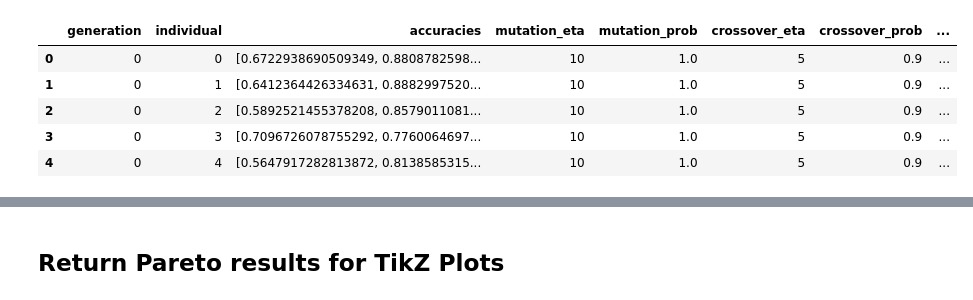
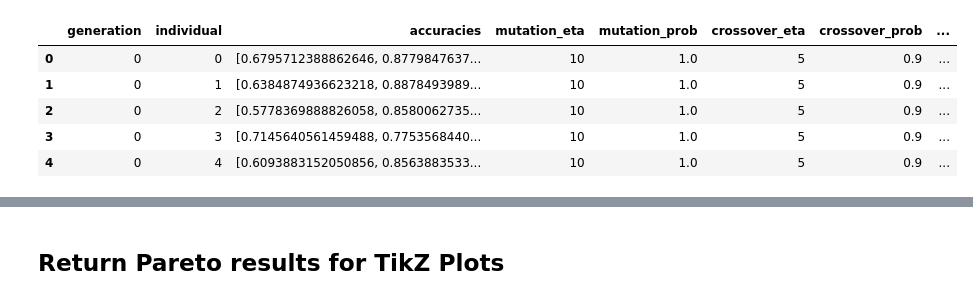
Before and after one commit to itiv-kit/dnn-model-exploration, a Jupyter notebook: evaluation_scripts/visualize_individuals.ipynb, the cells around one changed output, grey strips where cells are left out. Saved outputs shown, nothing was run; the diff lists cells and outputs as text; code cells hidden in the pictures.

```diff
--- a/evaluation_scripts/visualize_individuals.ipynb
+++ b/evaluation_scripts/visualize_individuals.ipynb
@@ -6,23 +6,23 @@ sys.path.append("../model_explorer/third_party/yolop_det_seg")
 
 from model_explorer.result_handling.collect_results import collect_results
 # %%
-WORKLOAD = 'unet'
+WORKLOAD = 'yolop'
 
 if WORKLOAD == 'unet':
     results = collect_results('/home/oq4116/projekte/ai-hardware-accelerators/mixed-precision-dnns/results/expl_energy_aware_quant_problem_unet_david_2023-03-30_20-29.pkl')
 if WORKLOAD == 'yolop':
     results = collect_results('/home/oq4116/projekte/ai-hardware-accelerators/mixed-precision-dnns/results/energy_aware_yolop/expl_energy_aware_quant_problem_yolop_bdd100k_2023-03-30_13-53.pkl')
 
 dfin = results.to_dataframe()
 
 dfin.head()
 # %% [output]
 |  | generation | individual | accuracies | mutation_eta | mutation_prob | crossover_eta | crossover_prob | ... |
-| 0 | 0 | 0 | [0.6722938690509349, 0.8808782598... | 10 | 1.0 | 5 | 0.9 | ... |
-| 1 | 0 | 1 | [0.6412364426334631, 0.8882997520... | 10 | 1.0 | 5 | 0.9 | ... |
-| 2 | 0 | 2 | [0.5892521455378208, 0.8579011081... | 10 | 1.0 | 5 | 0.9 | ... |
-| 3 | 0 | 3 | [0.7096726078755292, 0.7760064697... | 10 | 1.0 | 5 | 0.9 | ... |
-| 4 | 0 | 4 | [0.5647917282813872, 0.8138585315... | 10 | 1.0 | 5 | 0.9 | ... |
+| 0 | 0 | 0 | [0.6795712388862646, 0.8779847637... | 10 | 1.0 | 5 | 0.9 | ... |
+| 1 | 0 | 1 | [0.6384874936623218, 0.8878493989... | 10 | 1.0 | 5 | 0.9 | ... |
+| 2 | 0 | 2 | [0.5778369888826058, 0.8580062735... | 10 | 1.0 | 5 | 0.9 | ... |
+| 3 | 0 | 3 | [0.7145640561459488, 0.7753568440... | 10 | 1.0 | 5 | 0.9 | ... |
+| 4 | 0 | 4 | [0.6093883152050856, 0.8563883533... | 10 | 1.0 | 5 | 0.9 | ... |
 # %%
 def prepare(df):
     if WORKLOAD == 'yolop':
```
Also changed, not shown: parts of 8 cells of this notebook, 1 other file.
